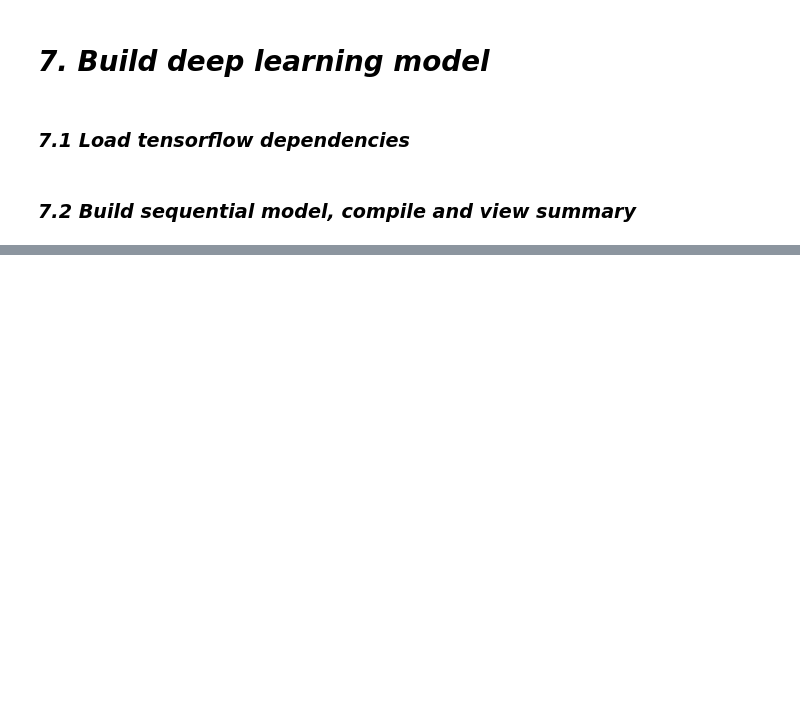
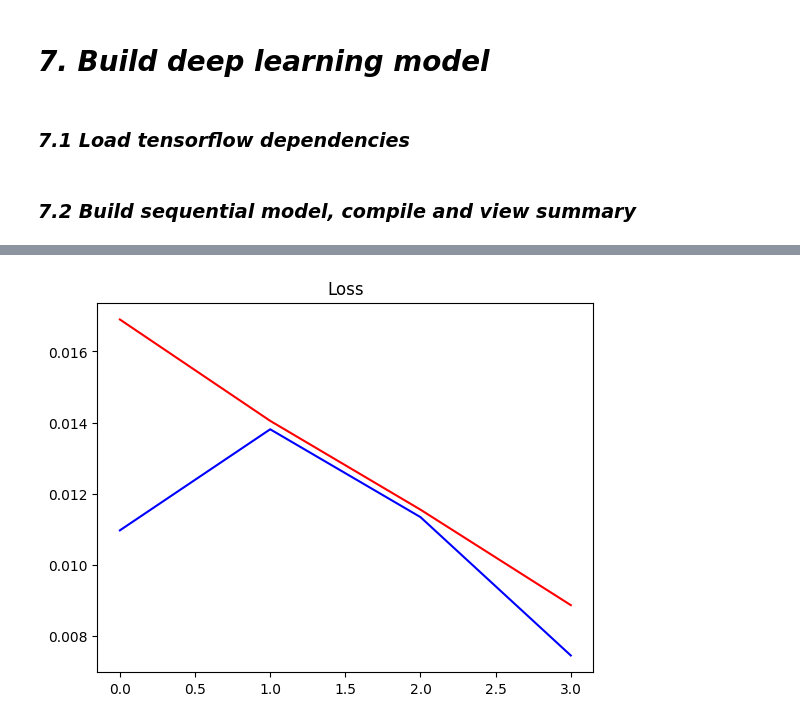
Before and after one commit to Nargesmohammadi/Deep-Audio-Classification, a Jupyter notebook: DeepAudioClassification(1).ipynb, the cells around one changed output, grey strips where cells are left out. Cells and saved outputs as stored; diff of their text form; code cells hidden in the pictures; blank space fills up the shorter version.

Commit message:
training the model and plotting the loss and recall and precision

```diff
--- a/DeepAudioClassification(1).ipynb
+++ b/DeepAudioClassification(1).ipynb
@@ -294,12 +279,3 @@ from tensorflow.keras.models import Sequential
 from tensorflow.keras.layers import Conv2D, Dense, Flatten
 # %% [markdown]
 ### *7.2 Build sequential model, compile and view summary*
-# %%
-model = Sequential()
-model.add(Conv2D(16, (3,3), activation='relu', input_shape=(1491, 257, 1)))
-model.add(Conv2D(16, (3,3), activation='relu'))
-model.add(Flatten())
-model.add(Dense(128, activation='relu'))
-model.add(Dense(1, activation='sigmoid'))
-# %%
-model.compile('Adam', loss='BinaryCrossentropy', metrics=[tf.keras.metrics.Recall(), tf.keras.metrics.Precision()])
@@ -327,0 +282,15 @@ _________________________________________________________________
+# %%
+strategy = tf.distribute.MirroredStrategy()
+with strategy.scope():
+    model = tf.keras.Sequential([
+        tf.keras.layers.Conv2D(8, (3,3), activation='relu', input_shape=(1491, 257, 1)),
+        tf.keras.layers.Conv2D(8, (3,3), activation='relu'),
+        tf.keras.layers.Flatten(),
+        tf.keras.layers.Dense(64, activation='relu'),
+        tf.keras.layers.Dense(1, activation='sigmoid')
+    ])
+    optimizer = tf.keras.optimizers.Adam()
+    loss = tf.keras.losses.BinaryCrossentropy()
+    metrics = [tf.keras.metrics.Recall(), tf.keras.metrics.Precision()]
+    model.compile(optimizer=optimizer, loss=loss, metrics=metrics)
+    model.summary()
@@ -327,0 +319,2 @@ _________________________________________________________________
+# %%
+history = model.fit(train_dataset, epochs=4, validation_data=test_dataset)
@@ -327,0 +345,7 @@ _________________________________________________________________
+# %%
+plt.title('Loss')
+plt.plot(history.history['loss'], 'r')
+plt.plot(history.history['val_loss'], 'b')
+plt.show()
+# %% [output]
+[figure, added]
```
Also changed, not shown: parts of 31 cells of this notebook.
